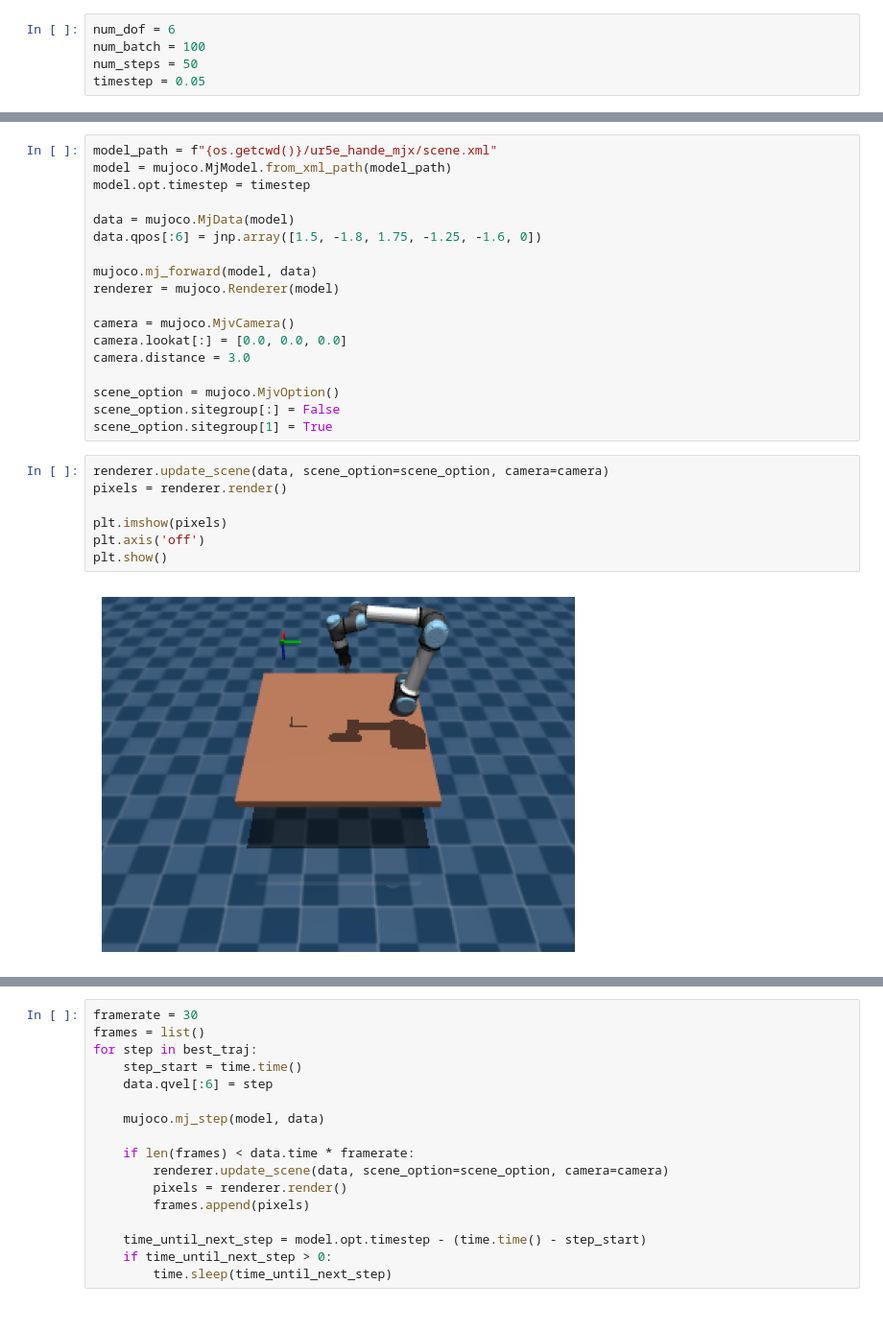
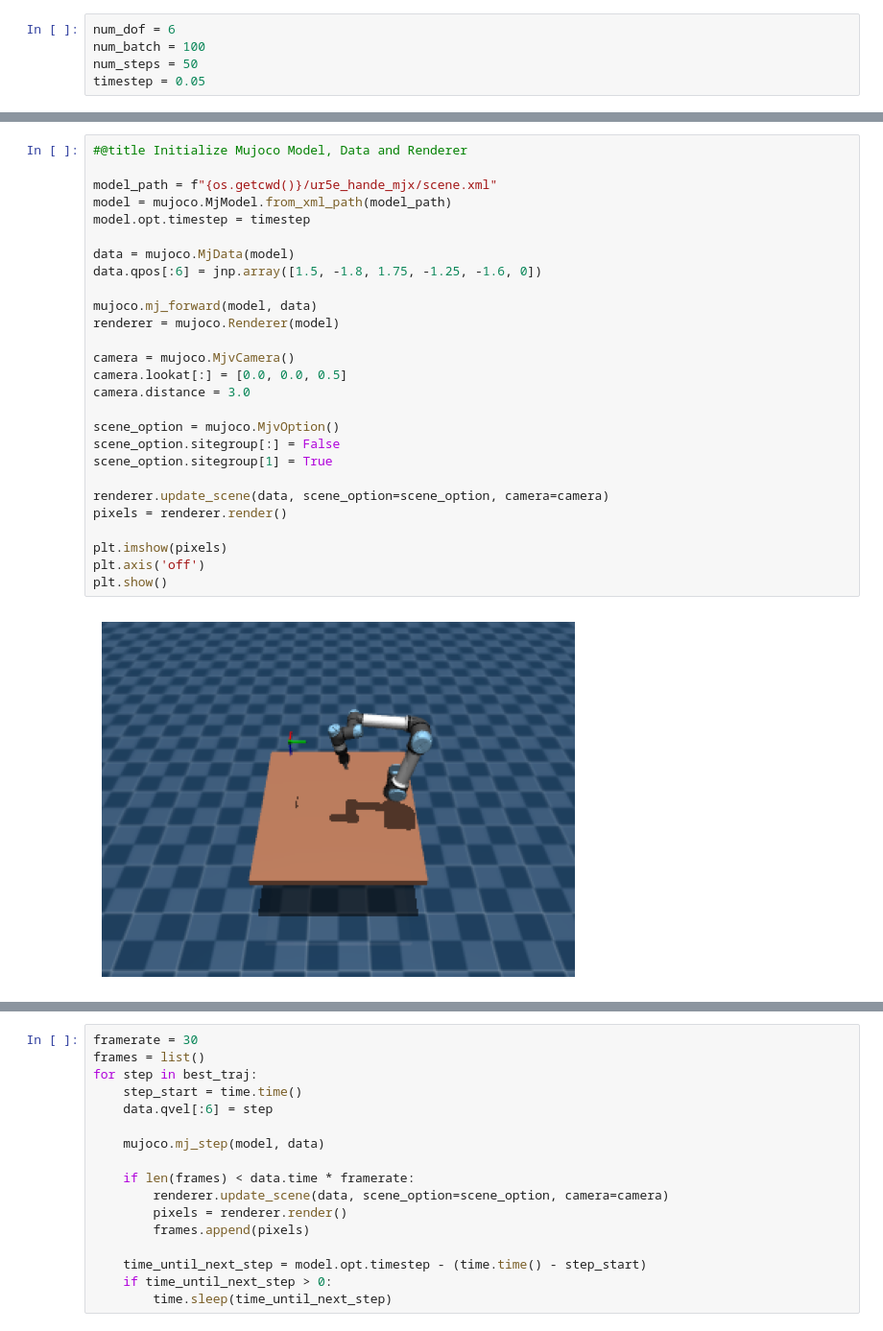
Before and after one commit to patsyuk03/MJX_Tutorial, a Jupyter notebook: MJX_Tutorial.ipynb, the cells around one changed output, grey strips where cells are left out. Shown at 96% size. Cells and saved outputs as stored; diff of their text form.

```diff
--- a/MJX_Tutorial.ipynb
+++ b/MJX_Tutorial.ipynb
@@ -110,30 +143,32 @@ plt.show()
 # %% [output]
 [figure]
 # %%
+#@title Initialize Mujoco Model, Data and Renderer
+
 model_path = f"{os.getcwd()}/ur5e_hande_mjx/scene.xml"
 model = mujoco.MjModel.from_xml_path(model_path)
 model.opt.timestep = timestep
 
 data = mujoco.MjData(model)
 data.qpos[:6] = jnp.array([1.5, -1.8, 1.75, -1.25, -1.6, 0])
 
 mujoco.mj_forward(model, data)
 renderer = mujoco.Renderer(model)
 
 camera = mujoco.MjvCamera()
-camera.lookat[:] = [0.0, 0.0, 0.0]
+camera.lookat[:] = [0.0, 0.0, 0.5]
 camera.distance = 3.0
 
 scene_option = mujoco.MjvOption()
 scene_option.sitegroup[:] = False
 scene_option.sitegroup[1] = True
+
+renderer.update_scene(data, scene_option=scene_option, camera=camera)
+pixels = renderer.render()
+
+plt.imshow(pixels)
+plt.axis('off')
+plt.show()
+# %% [output]
+[figure, added]
-# %%
-renderer.update_scene(data, scene_option=scene_option, camera=camera)
-pixels = renderer.render()
-
-plt.imshow(pixels)
-plt.axis('off')
-plt.show()
-# %% [output]
-[figure, removed]
 # %%
```
Also changed, not shown: parts of 11 cells of this notebook.
